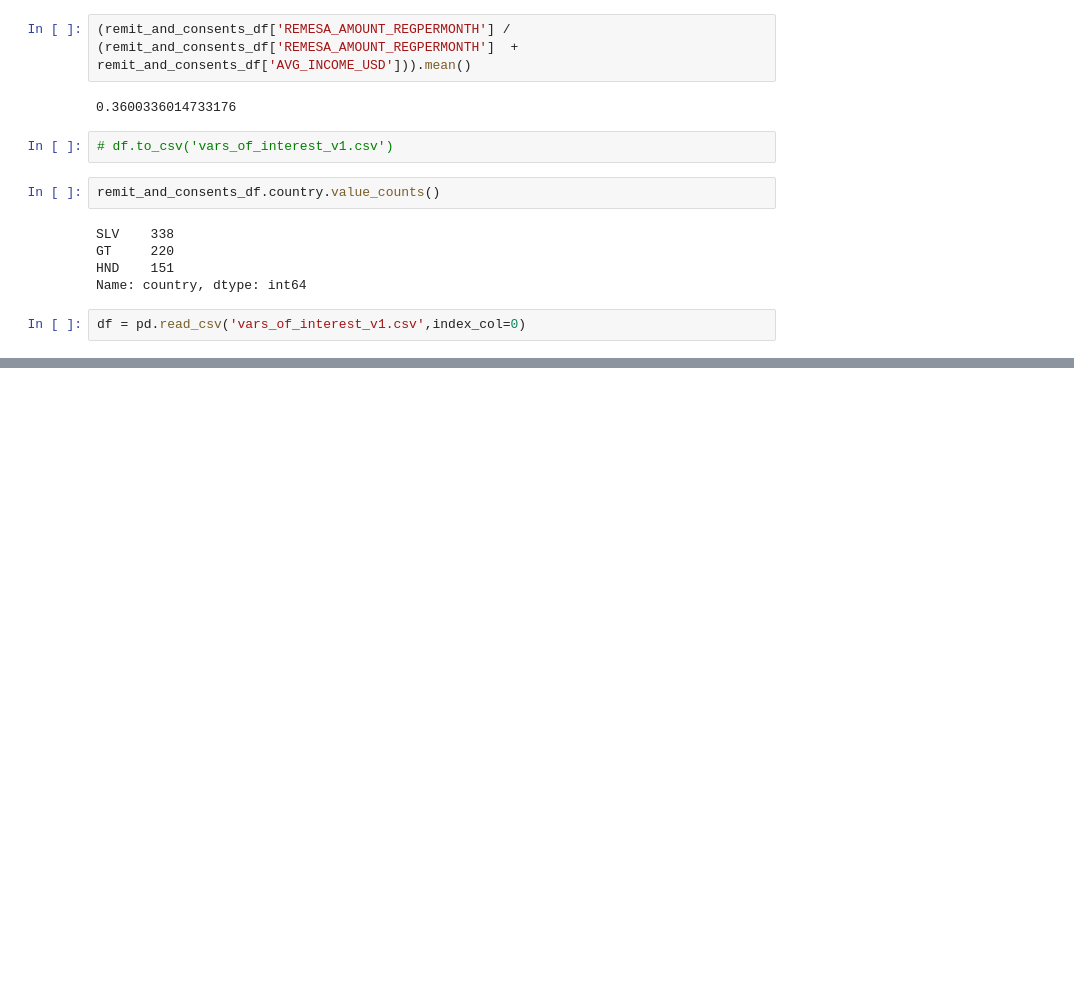
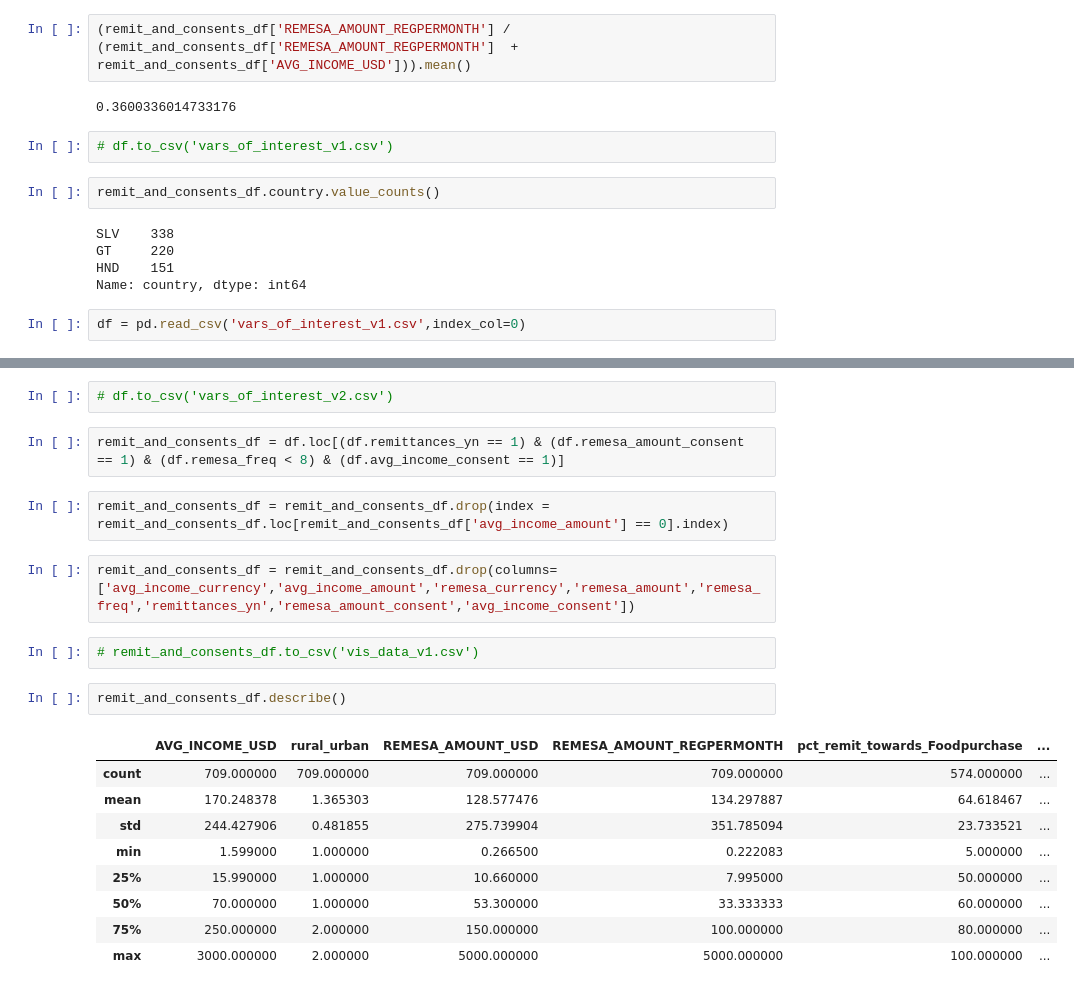
Before and after one commit to Shakes-tzd/DispellingMythsAboutRemittances, a Jupyter notebook: python_notebooks/00-data-tables.ipynb, the cells around one changed output, grey strips where cells are left out. Saved outputs shown, nothing was run; the diff lists cells and outputs as text; blank space fills up the shorter version.

```diff
--- a/python_notebooks/00-data-tables.ipynb
+++ b/python_notebooks/00-data-tables.ipynb
@@ -545,0 +425,22 @@ remit_and_consents_df.to_csv('vis_vars_v1.csv')
+# %%
+# df.to_csv('vars_of_interest_v2.csv')
+# %%
+remit_and_consents_df = df.loc[(df.remittances_yn == 1) & (df.remesa_amount_consent == 1) & (df.remesa_freq < 8) & (df.avg_income_consent == 1)]
+# %%
+remit_and_consents_df = remit_and_consents_df.drop(index = remit_and_consents_df.loc[remit_and_consents_df['avg_income_amount'] == 0].index)
+# %%
+remit_and_consents_df = remit_and_consents_df.drop(columns=['avg_income_currency','avg_income_amount','remesa_currency','remesa_amount','remesa_freq','remittances_yn','remesa_amount_consent','avg_income_consent'])
+# %%
+# remit_and_consents_df.to_csv('vis_data_v1.csv')
+# %%
+remit_and_consents_df.describe()
+# %% [output]
+|  | AVG_INCOME_USD | rural_urban | REMESA_AMOUNT_USD | REMESA_AMOUNT_REGPERMONTH | pct_remit_towards_Foodpurchase | ... |
+| count | 709.000000 | 709.000000 | 709.000000 | 709.000000 | 574.000000 | ... |
+| mean | 170.248378 | 1.365303 | 128.577476 | 134.297887 | 64.618467 | ... |
+| std | 244.427906 | 0.481855 | 275.739904 | 351.785094 | 23.733521 | ... |
+| min | 1.599000 | 1.000000 | 0.266500 | 0.222083 | 5.000000 | ... |
+| 25% | 15.990000 | 1.000000 | 10.660000 | 7.995000 | 50.000000 | ... |
+| 50% | 70.000000 | 1.000000 | 53.300000 | 33.333333 | 60.000000 | ... |
+| 75% | 250.000000 | 2.000000 | 150.000000 | 100.000000 | 80.000000 | ... |
+| max | 3000.000000 | 2.000000 | 5000.000000 | 5000.000000 | 100.000000 | ... |
```
Also changed, not shown: parts of 20 cells of this notebook, 3 other files.
